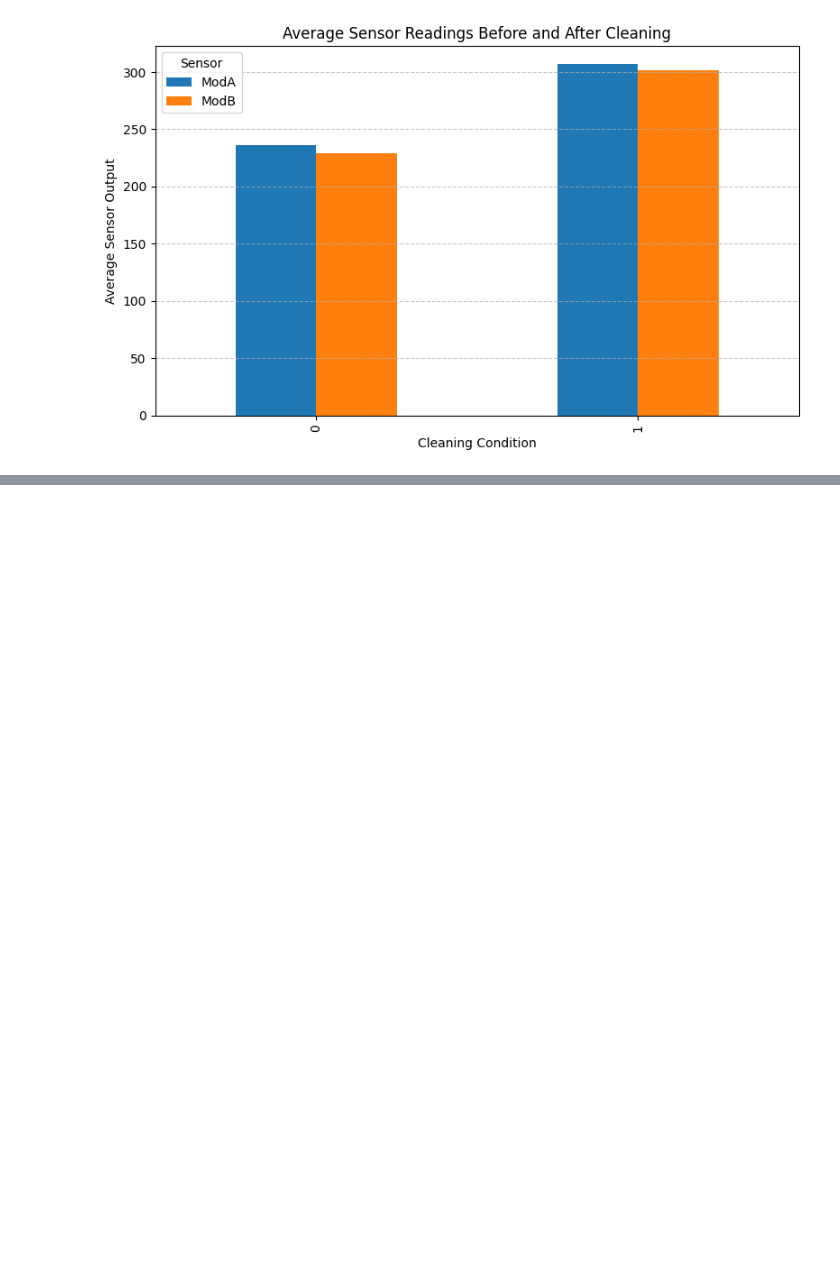
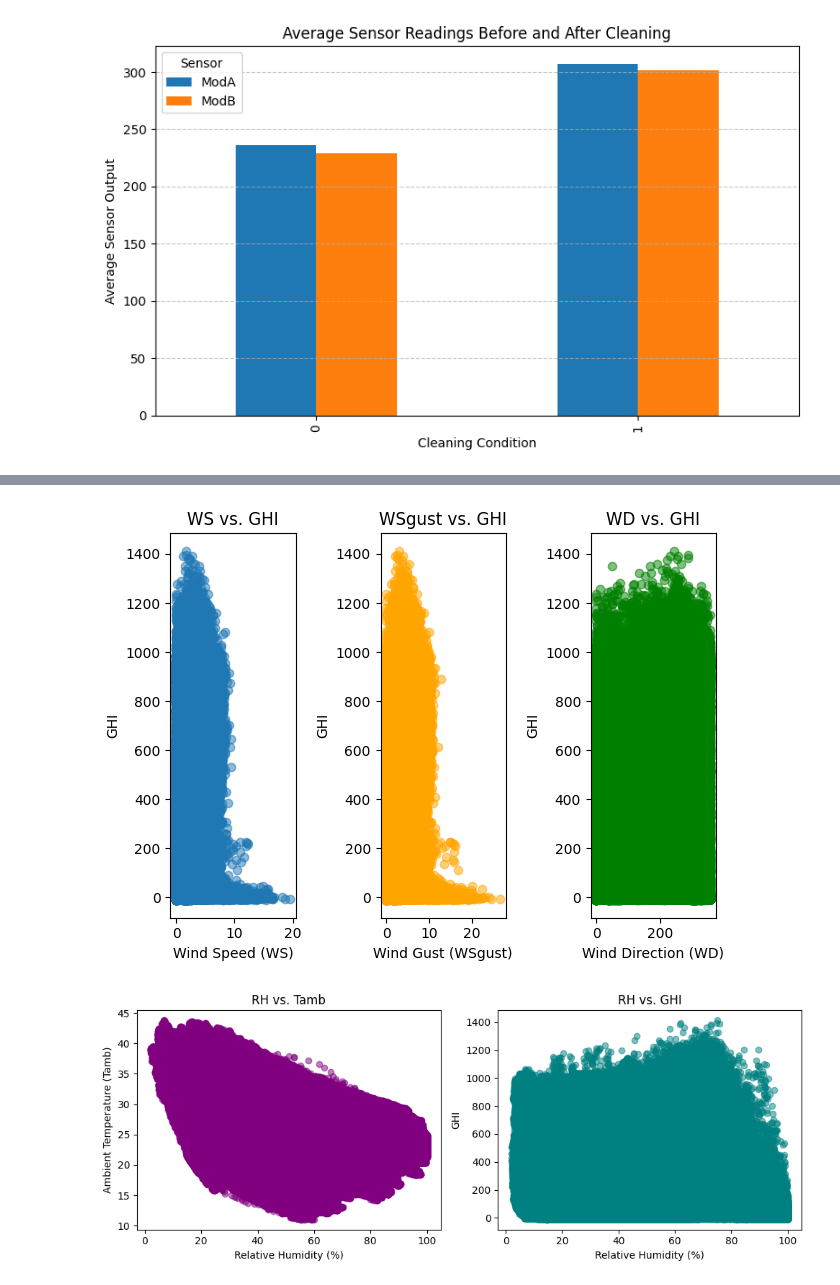
Before and after one commit to Wakgari-Eshetu/solar-challenge-week1, a Jupyter notebook: notebooks/benin_eda.ipynb, the cells around one changed output, grey strips where cells are left out. Drawn from its saved outputs; the diff is of its cells as text; code cells hidden in the pictures; blank space fills up the shorter version.

```diff
--- a/notebooks/benin_eda.ipynb
+++ b/notebooks/benin_eda.ipynb
@@ -444,0 +462,45 @@ Average ModA & ModB readings (pre/post cleaning):
+# %%
+#2. Scatter Plots
+#1.Wind Speed & Direction vs. GHI
+
+plt.subplot(1, 3, 1)
+plt.scatter(df['WS'], df['GHI'], alpha=0.5)
+plt.xlabel('Wind Speed (WS)')
+plt.ylabel('GHI')
+plt.title('WS vs. GHI')
+
+plt.subplot(1, 3, 2)
+plt.scatter(df['WSgust'], df['GHI'], alpha=0.5, color='orange')
+plt.xlabel('Wind Gust (WSgust)')
+plt.ylabel('GHI')
+plt.title('WSgust vs. GHI')
+
+plt.subplot(1, 3, 3)
+plt.scatter(df['WD'], df['GHI'], alpha=0.5, color='green')
+plt.xlabel('Wind Direction (WD)')
+plt.ylabel('GHI')
+plt.title('WD vs. GHI')
+
+#2.Relative Humidity (RH) vs. Tamb and GHI
+plt.tight_layout()
+plt.show()
+
+plt.figure(figsize=(10, 4))
+
+plt.subplot(1, 2, 1)
+plt.scatter(df['RH'], df['Tamb'], alpha=0.5, color='purple')
+plt.xlabel('Relative Humidity (%)')
+plt.ylabel('Ambient Temperature (Tamb)')
+plt.title('RH vs. Tamb')
+
+plt.subplot(1, 2, 2)
+plt.scatter(df['RH'], df['GHI'], alpha=0.5, color='teal')
+plt.xlabel('Relative Humidity (%)')
+plt.ylabel('GHI')
+plt.title('RH vs. GHI')
+
+plt.tight_layout()
+plt.show()
+# %% [output]
+[figure, added]
+[figure, added]
```
Also changed, not shown: parts of 6 cells of this notebook.
